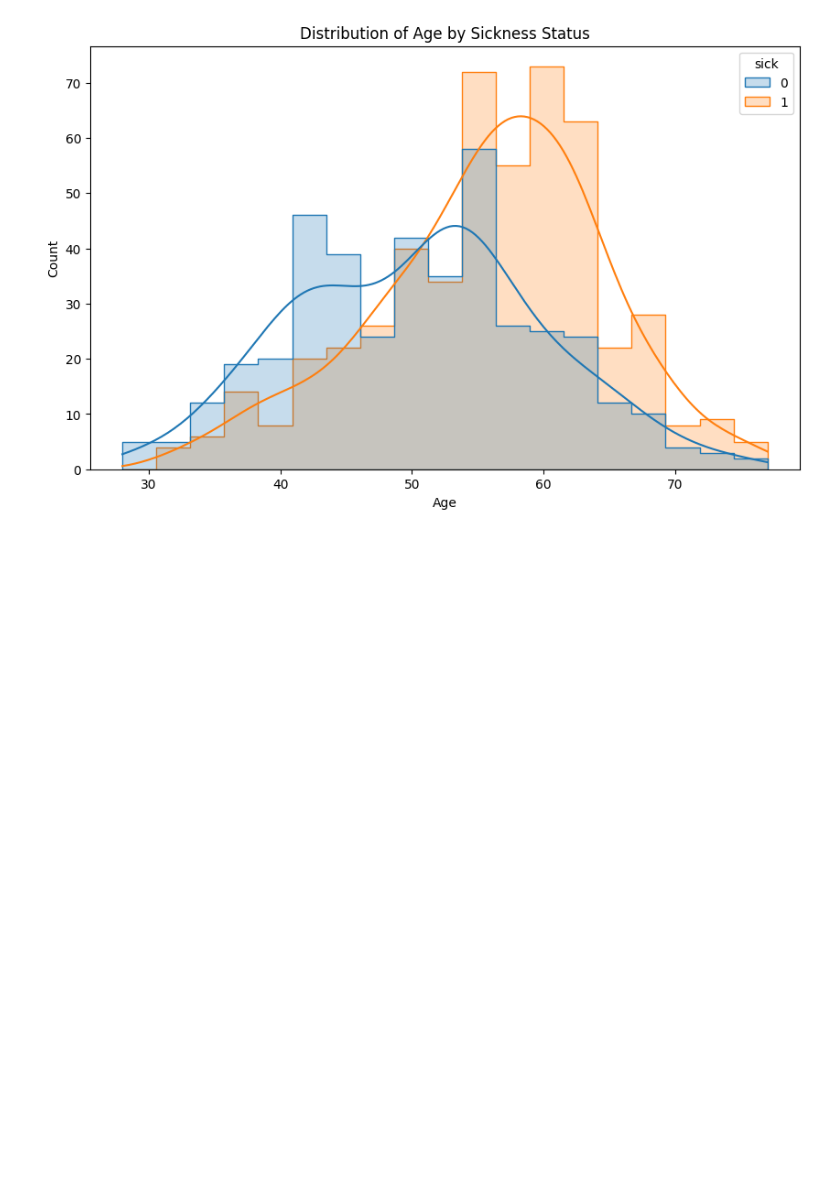
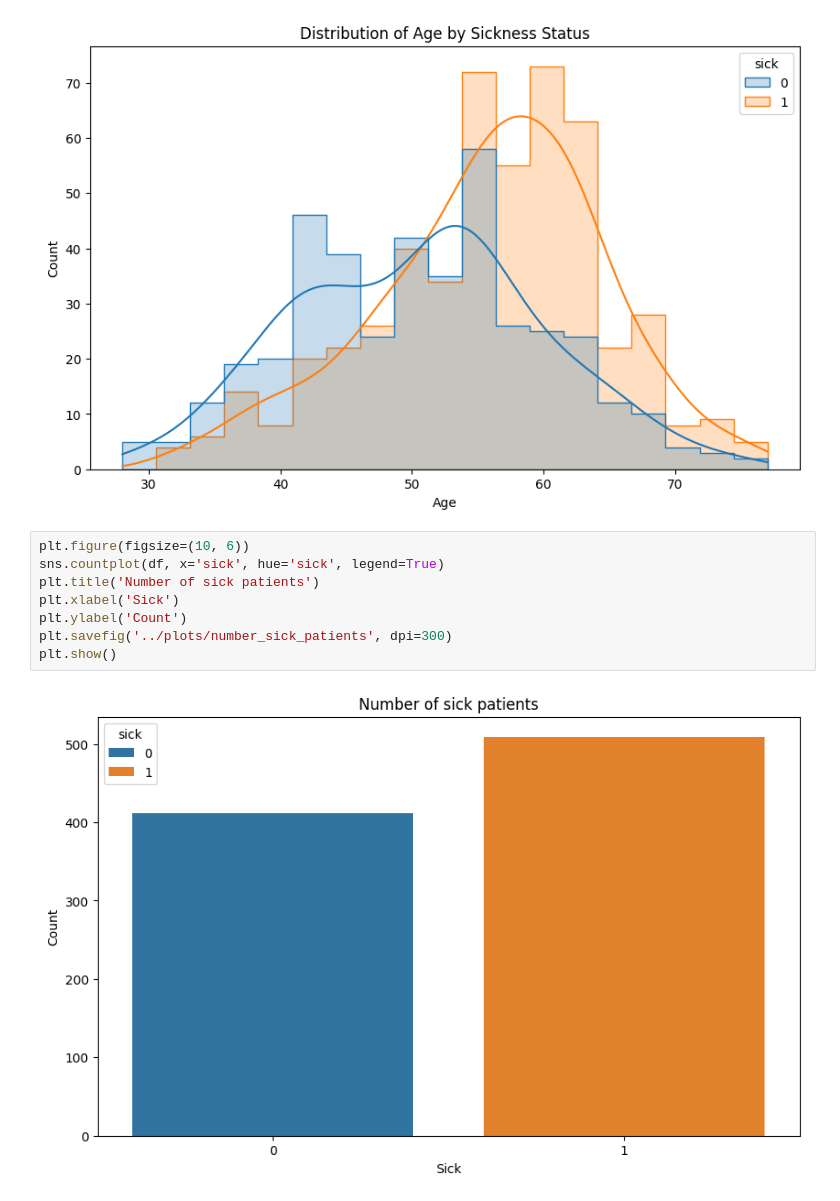
Before and after one commit to PaoloWalsh/medical-diagnosis-aid, a Jupyter notebook: notebooks/heart_data_analysis.ipynb, the cells around one changed output. Cells and saved outputs as stored; diff of their text form; blank space fills up the shorter version.

Commit message:
added more plots

```diff
--- a/notebooks/heart_data_analysis.ipynb
+++ b/notebooks/heart_data_analysis.ipynb
@@ -507,3 +516,13 @@ plt.savefig('../plots/age_by_sickness_status.png', dpi=300, bbox_inches='tight')
 plt.show()
 # %% [output]
 [figure]
+# %%
+plt.figure(figsize=(10, 6))
+sns.countplot(df, x='sick', hue='sick', legend=True)
+plt.title('Number of sick patients')
+plt.xlabel('Sick')
+plt.ylabel('Count')
+plt.savefig('../plots/number_sick_patients', dpi=300)
+plt.show()
+# %% [output]
+[figure, added]
```
Also changed, not shown: parts of 4 cells of this notebook, 4 other files.
